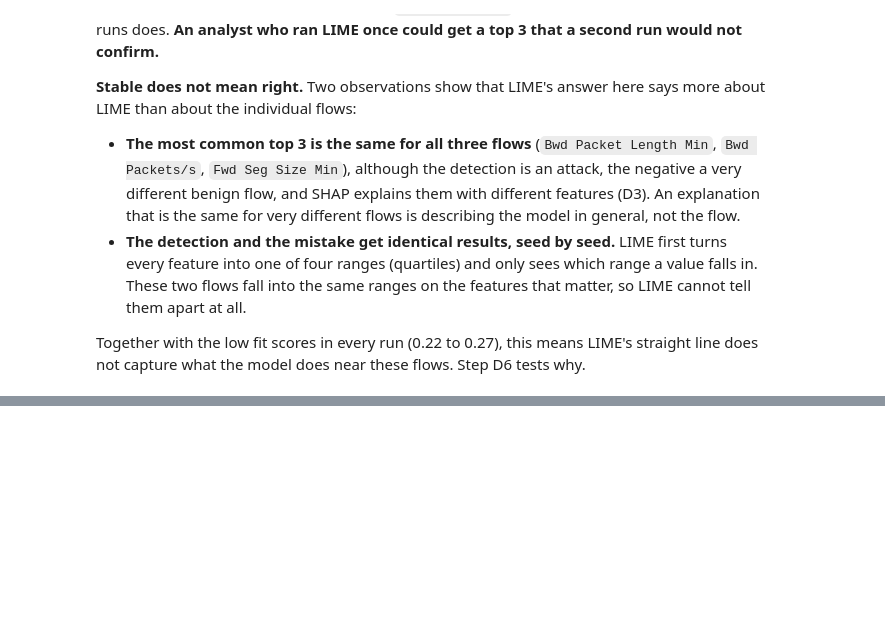
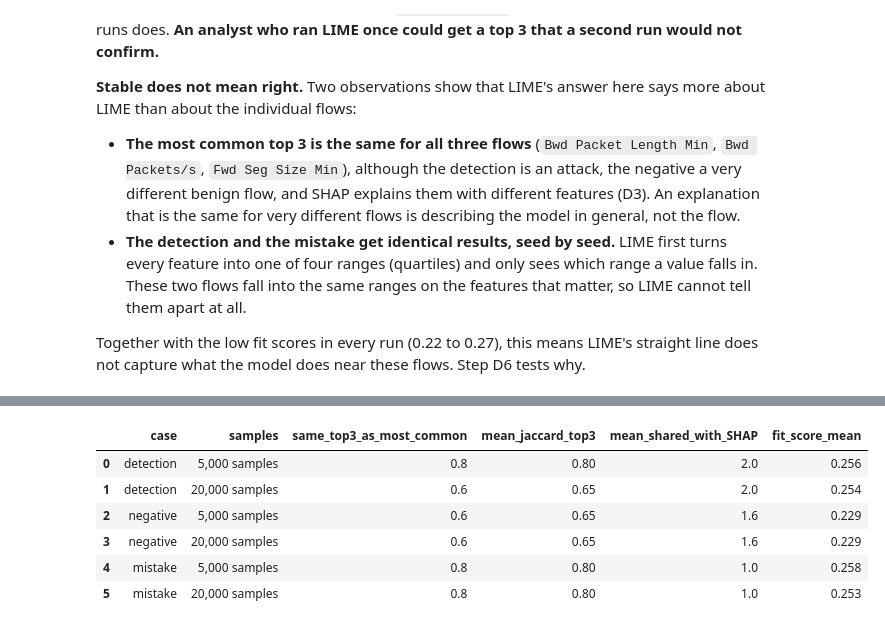
Before and after one commit to steve-nt/AI-for-Cybersecurity-Final-Mini-Project, a Jupyter notebook: parts/30_explanation.ipynb, the cells around one changed output, grey strips where cells are left out. Saved outputs shown, nothing was run; the diff lists cells and outputs as text; code cells hidden in the pictures; blank space fills up the shorter version.

```diff
--- a/parts/30_explanation.ipynb
+++ b/parts/30_explanation.ipynb
@@ -662,0 +729,34 @@ capture what the model does near these flows. Step D6 tests why.
+# %%
+# STEP D6
+# Experiment 2: more samples. Seeds 0 to 4 with 20,000 copies, against the same seeds with 5,000 (D5).
+rows = []
+for name, pos in CASES.items():
+    x = X_test.iloc[pos].to_numpy()
+    tops_20k, scores_20k = [], []
+    for seed in range(5):
+        lime_seed = xai_tools.make_lime(X_train.to_numpy(), FEATURES, seed=seed)
+        _, summary = xai_tools.lime_explain(lime_seed, predict_fn, x, num_features=8, num_samples=20000)
+        tops_20k.append(frozenset(summary["weights"].abs().sort_values(ascending=False).index[:3]))
+        scores_20k.append(summary["score"])
+    tops_5k = [frozenset(t.split(", ")) for t in
+               lime_runs.query("case == @name and seed < 5").sort_values("seed")["top3"]]
+    shap_top3 = set(case_shap[name].abs().sort_values(ascending=False).index[:3])
+    for label, tops in (("5,000 samples", tops_5k), ("20,000 samples", tops_20k)):
+        most_common = max(set(tops), key=tops.count)
+        rows.append({"case": name, "samples": label,
+                     "same_top3_as_most_common": tops.count(most_common) / len(tops),
+                     "mean_jaccard_top3": np.mean([len(a & b) / len(a | b)
+                                                   for a, b in itertools.combinations(tops, 2)]),
+                     "mean_shared_with_SHAP": np.mean([len(t & shap_top3) for t in tops]),
+                     "fit_score_mean": (np.mean(scores_20k) if label.startswith("20") else
+                                        lime_runs.query("case == @name and seed < 5")["fit_score"].mean())})
+d6_samples = pd.DataFrame(rows)
+d6_samples.round(3)
+# %% [output]
+|  | case | samples | same_top3_as_most_common | mean_jaccard_top3 | mean_shared_with_SHAP | fit_score_mean |
+| 0 | detection | 5,000 samples | 0.8 | 0.80 | 2.0 | 0.256 |
+| 1 | detection | 20,000 samples | 0.6 | 0.65 | 2.0 | 0.254 |
+| 2 | negative | 5,000 samples | 0.6 | 0.65 | 1.6 | 0.229 |
+| 3 | negative | 20,000 samples | 0.6 | 0.65 | 1.6 | 0.229 |
+| 4 | mistake | 5,000 samples | 0.8 | 0.80 | 1.0 | 0.258 |
+| 5 | mistake | 20,000 samples | 0.8 | 0.80 | 1.0 | 0.253 |
```
Also changed, not shown: parts of 6 cells of this notebook, 4 other files.
